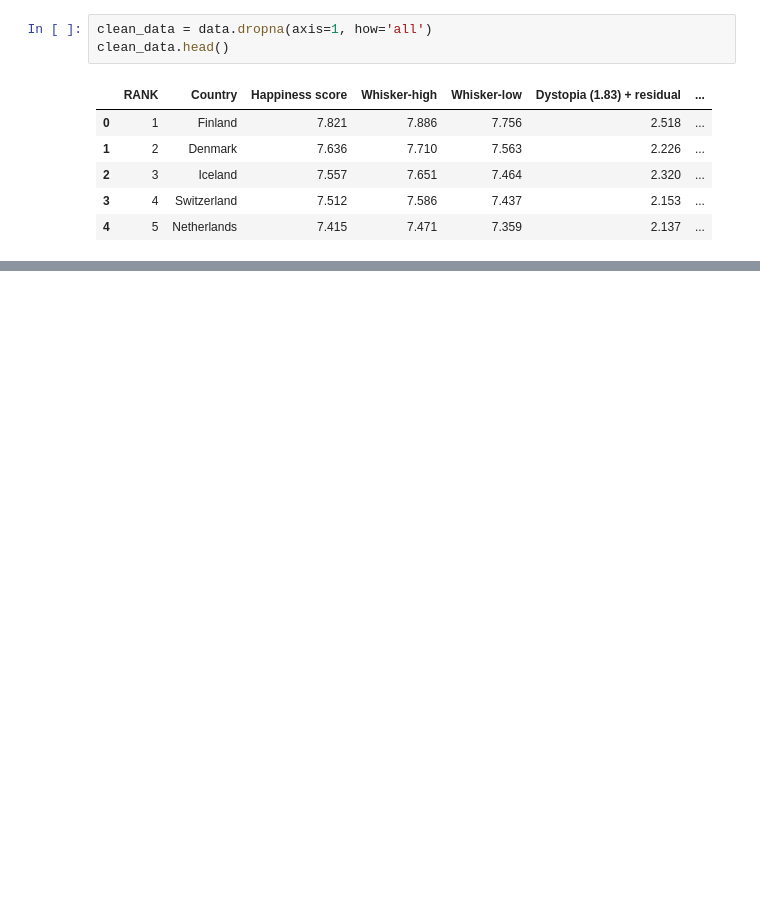
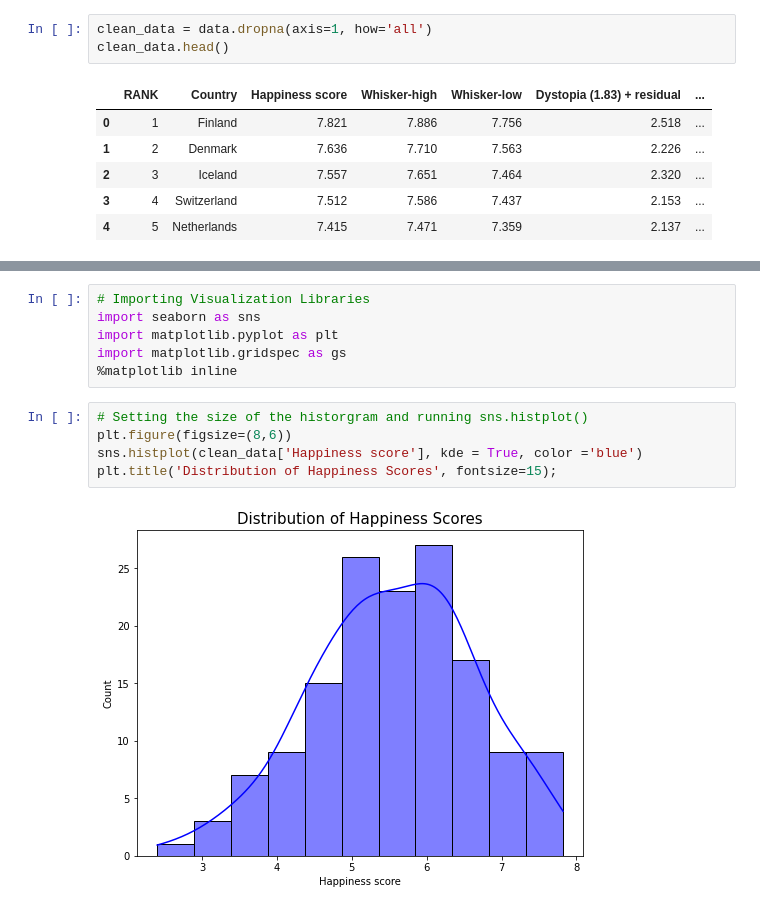
Before and after one commit to terrafirmatrekker/WHR2022EDA, a Jupyter notebook: WorldHappinessReport22EDA.ipynb, the cells around one changed output, grey strips where cells are left out. Saved outputs shown, nothing was run; the diff lists cells and outputs as text; blank space fills up the shorter version.

```diff
--- a/WorldHappinessReport22EDA.ipynb
+++ b/WorldHappinessReport22EDA.ipynb
@@ -169,0 +240,13 @@ clean_data.style.apply(highlight_min)
+# %%
+# Importing Visualization Libraries
+import seaborn as sns
+import matplotlib.pyplot as plt
+import matplotlib.gridspec as gs
+%matplotlib inline
+# %%
+# Setting the size of the historgram and running sns.histplot()
+plt.figure(figsize=(8,6))
+sns.histplot(clean_data['Happiness score'], kde = True, color ='blue')
+plt.title('Distribution of Happiness Scores', fontsize=15);
+# %% [output]
+[figure, added]
```
Also changed, not shown: parts of 23 cells of this notebook.
